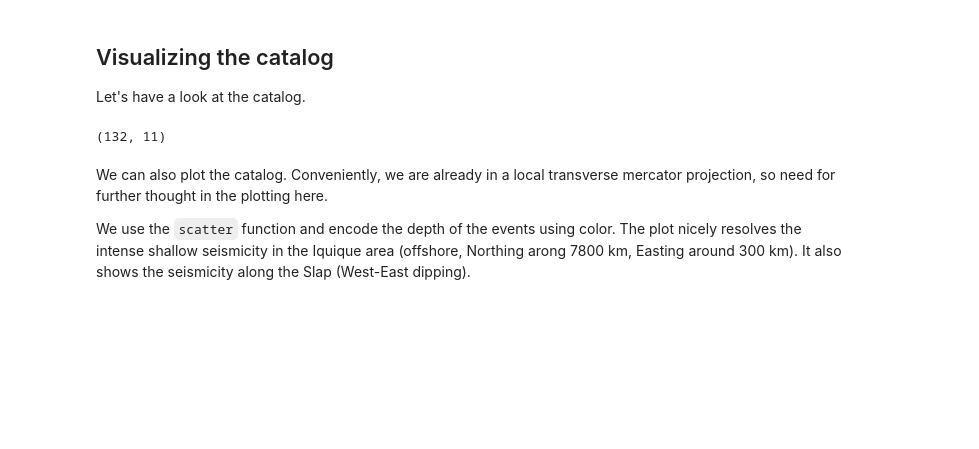
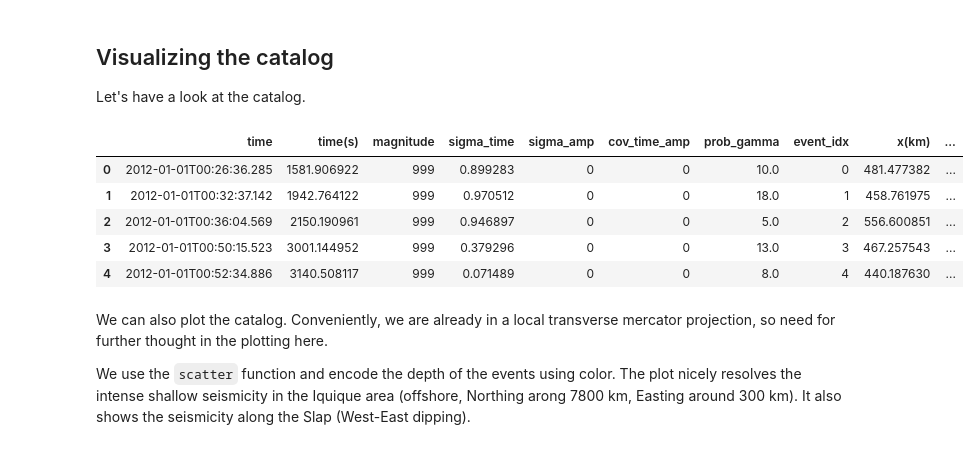
Before and after one commit to javak87/Transfer-Deep-Learning-chile-subduction-zone, a Jupyter notebook: seisbench-examples/chile_catalog_seisbench_gamma.ipynb, the cells around one changed output. Cells and saved outputs as stored; diff of their text form; code cells hidden in the pictures; blank space fills up the shorter version.

Commit message:
Run phasenet and Gamma and evaluation

```diff
--- a/seisbench-examples/chile_catalog_seisbench_gamma.ipynb
+++ b/seisbench-examples/chile_catalog_seisbench_gamma.ipynb
@@ -220,9 +261,14 @@ assignments = pd.DataFrame(assignments, columns=["pick_idx", "event_idx", "prob_
 
 Let's have a look at the catalog.
 # %%
-catalog.shape
+catalog.head()
 # %% [output]
-(132, 11)
+|  | time | time(s) | magnitude | sigma_time | sigma_amp | cov_time_amp | prob_gamma | event_idx | x(km) | ... |
+| 0 | 2012-01-01T00:26:36.285 | 1581.906922 | 999 | 0.899283 | 0 | 0 | 10.0 | 0 | 481.477382 | ... |
+| 1 | 2012-01-01T00:32:37.142 | 1942.764122 | 999 | 0.970512 | 0 | 0 | 18.0 | 1 | 458.761975 | ... |
+| 2 | 2012-01-01T00:36:04.569 | 2150.190961 | 999 | 0.946897 | 0 | 0 | 5.0 | 2 | 556.600851 | ... |
+| 3 | 2012-01-01T00:50:15.523 | 3001.144952 | 999 | 0.379296 | 0 | 0 | 13.0 | 3 | 467.257543 | ... |
+| 4 | 2012-01-01T00:52:34.886 | 3140.508117 | 999 | 0.071489 | 0 | 0 | 8.0 | 4 | 440.187630 | ... |
 # %% [markdown]
 We can also plot the catalog. Conveniently, we are already in a local transverse mercator projection, so need for further thought in the plotting here.
 
```
Also changed, not shown: parts of 7 cells of this notebook, 16 other files.
